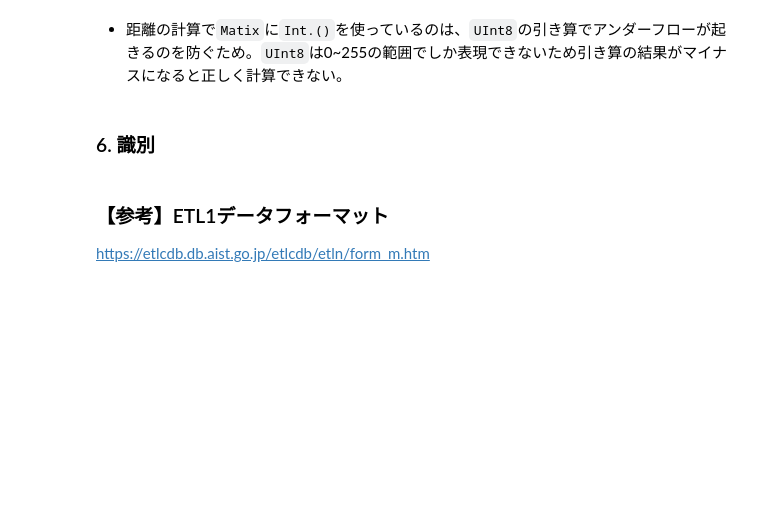
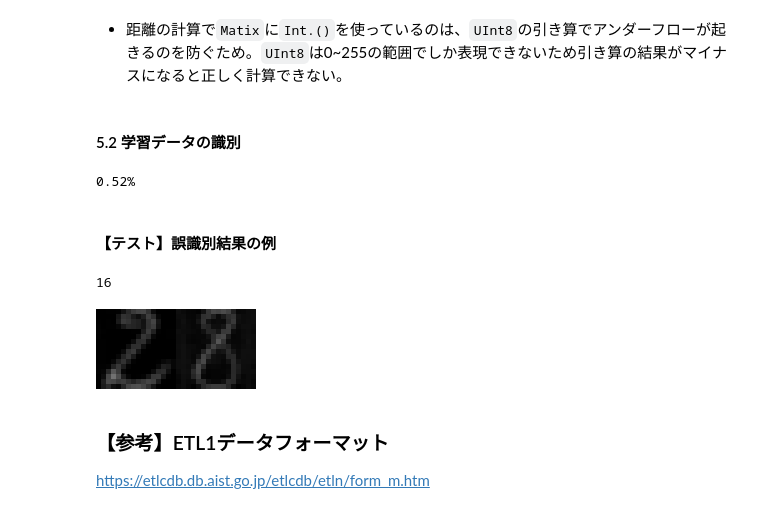
Before and after one commit to SW-yo/OhMyJulia, a Jupyter notebook: Pattern_recognition/etl1_01_normalNN.ipynb, the cells around one changed output. Drawn from its saved outputs; the diff is of its cells as text; code cells hidden in the pictures; blank space fills up the shorter version.

```diff
--- a/Pattern_recognition/etl1_01_normalNN.ipynb
+++ b/Pattern_recognition/etl1_01_normalNN.ipynb
@@ -835,7 +847,48 @@ false
 # %% [markdown]
 - 距離の計算で`Matix`に`Int.()`を使っているのは、`UInt8`の引き算でアンダーフローが起きるのを防ぐため。`UInt8`は0~255の範囲でしか表現できないため引き算の結果がマイナスになると正しく計算できない。
-# %% [markdown]
-### 6. 識別
+# %% [markdown]
+#### 5.2 学習データの識別
+# %%
+# (1)誤識別データの格納変数の準備
+# 第1要素 : 誤識別したデータ
+# 第2要素 : 誤識別した結果のクラス
+# 第3要素 : 誤識別した最近傍の学習データ
+fault_result = Vector{Tuple{ETL1normalNN, Int64, ETL1normalNN}}()
+
+# (2)学習データの識別
+for x in data_test[2]
+    recog_result = minimum_distance(x.test_image)
+    correct_class = x.char_code
+    if recog_result[1] != ascii_to_int(x.char_code)
+        # println(typeof(recog_result[1]))
+        push!(fault_result, (x, recog_result[1], recog_result[3]))
+    end
+end
+
+# (3)誤識別率
+# 誤識別件数
+N_error = length(fault_result)
+# 誤識別率
+Error_rate = N_error / (650 * 10)
+
+println(round((Error_rate * 100), digits=2), "%")
+# %% [output]
+0.52%
+# %% [markdown]
+#### 【テスト】誤識別結果の例
+# %%
+i = rand(1:length(fault_result))
+println(i)
+
+img1 = Gray{N0f8}.(fault_result[i][1].test_image ./ 255)
+img2 = Gray{N0f8}.(fault_result[i][3].test_image ./ 255)
+
+mosaic = mosaicview([img1, img2], nrow=1)
+save("etl1_NN_result_sample.png", mosaic)
+mosaic
+# %% [output]
+16
+[figure, added]
 # %% [markdown]
 ### 【参考】ETL1データフォーマット
 https://etlcdb.db.aist.go.jp/etlcdb/etln/form_m.htm
```
Also changed, not shown: parts of 12 cells of this notebook, 9 other files.
